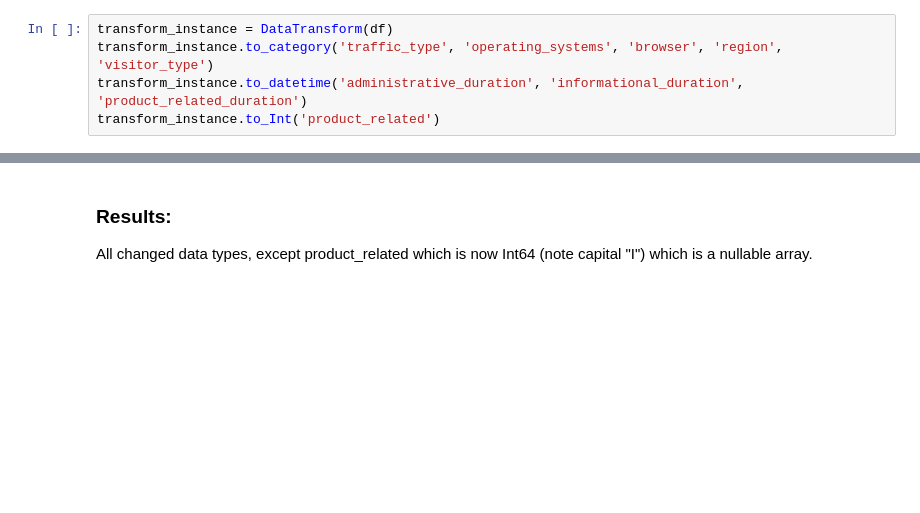
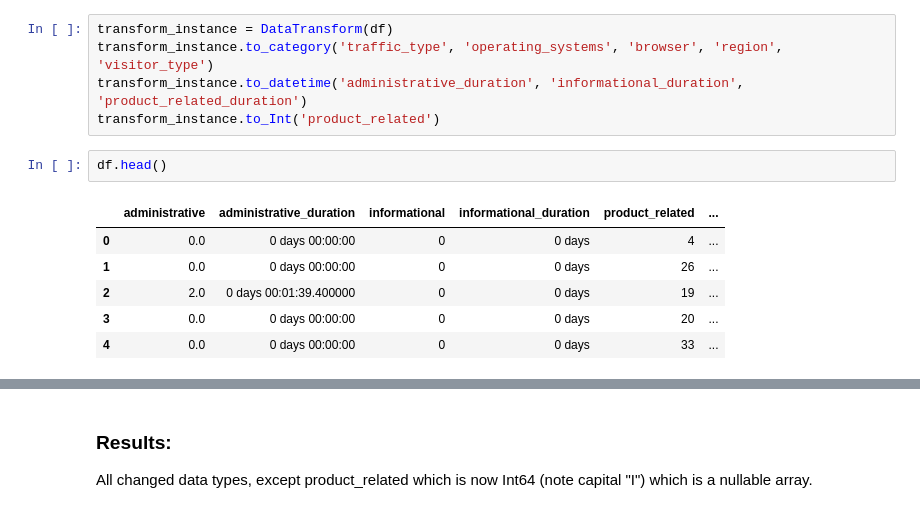
Before and after one commit to Chills00/exploratory-data-analysis---online-shopping-in-retail917, a Jupyter notebook: EDA_notebook.ipynb, the cells around one changed output, grey strips where cells are left out. Drawn from its saved outputs; the diff is of its cells as text; blank space fills up the shorter version.

```diff
--- a/EDA_notebook.ipynb
+++ b/EDA_notebook.ipynb
@@ -67,6 +67,15 @@ transform_instance = DataTransform(df)
 transform_instance.to_category('traffic_type', 'operating_systems', 'browser', 'region', 'visitor_type')
 transform_instance.to_datetime('administrative_duration', 'informational_duration', 'product_related_duration')
 transform_instance.to_Int('product_related')
+# %%
+df.head()
+# %% [output]
+|  | administrative | administrative_duration | informational | informational_duration | product_related | ... |
+| 0 | 0.0 | 0 days 00:00:00 | 0 | 0 days | 4 | ... |
+| 1 | 0.0 | 0 days 00:00:00 | 0 | 0 days | 26 | ... |
+| 2 | 2.0 | 0 days 00:01:39.400000 | 0 | 0 days | 19 | ... |
+| 3 | 0.0 | 0 days 00:00:00 | 0 | 0 days | 20 | ... |
+| 4 | 0.0 | 0 days 00:00:00 | 0 | 0 days | 33 | ... |
 # %%
 df.info()
 # %% [output]
```
Also changed, not shown: parts of 4 cells of this notebook, 1 other file.
